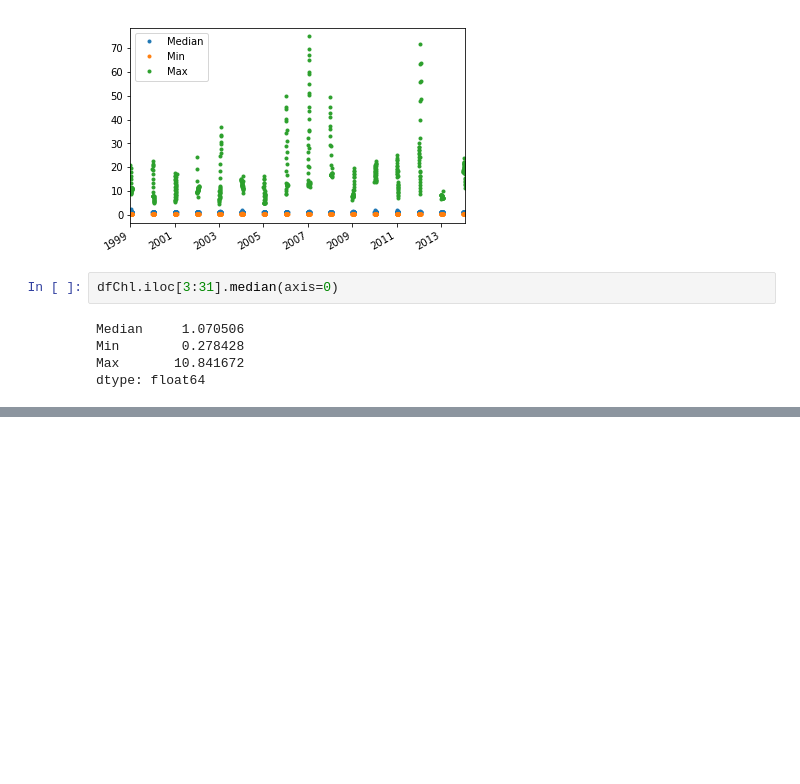
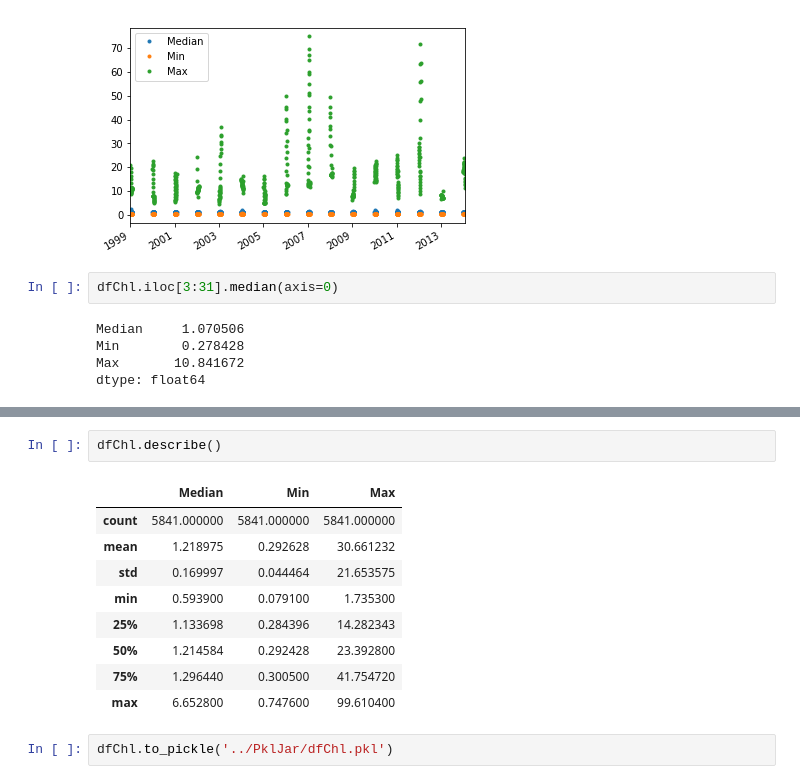
Before and after one commit to madHatter106/beaching, a Jupyter notebook: V2_1709/Chl_1_Load_Cleanup.ipynb, the cells around one changed output, grey strips where cells are left out. Saved outputs shown, nothing was run; the diff lists cells and outputs as text; blank space fills up the shorter version.

```diff
--- a/V2_1709/Chl_1_Load_Cleanup.ipynb
+++ b/V2_1709/Chl_1_Load_Cleanup.ipynb
@@ -163,2 +164,16 @@ dfChl.head()
 | 1999-01-04 | 0.922500 | 0.373700 | 20.992800 |
 | 1999-01-05 | 1.069919 | 0.278367 | 19.459769 |
+# %%
+dfChl.describe()
+# %% [output]
+|  | Median | Min | Max |
+| count | 5841.000000 | 5841.000000 | 5841.000000 |
+| mean | 1.218975 | 0.292628 | 30.661232 |
+| std | 0.169997 | 0.044464 | 21.653575 |
+| min | 0.593900 | 0.079100 | 1.735300 |
+| 25% | 1.133698 | 0.284396 | 14.282343 |
+| 50% | 1.214584 | 0.292428 | 23.392800 |
+| 75% | 1.296440 | 0.300500 | 41.754720 |
+| max | 6.652800 | 0.747600 | 99.610400 |
+# %%
+dfChl.to_pickle('../PklJar/dfChl.pkl')
```
Also changed, not shown: parts of 2 cells of this notebook.
